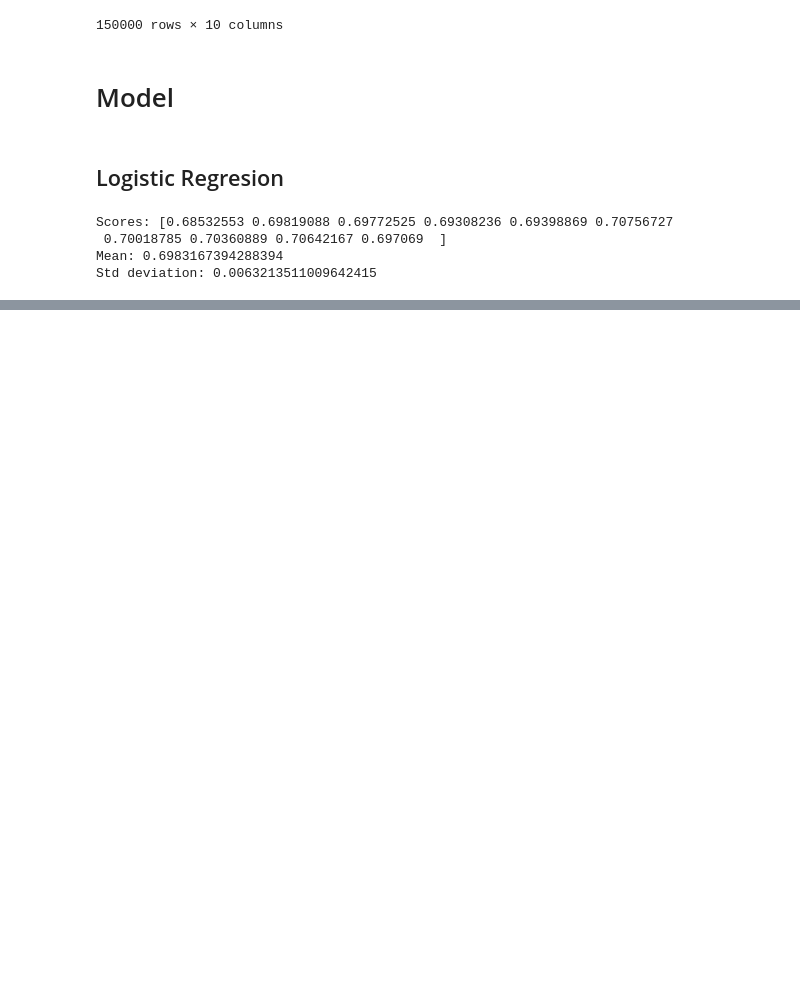
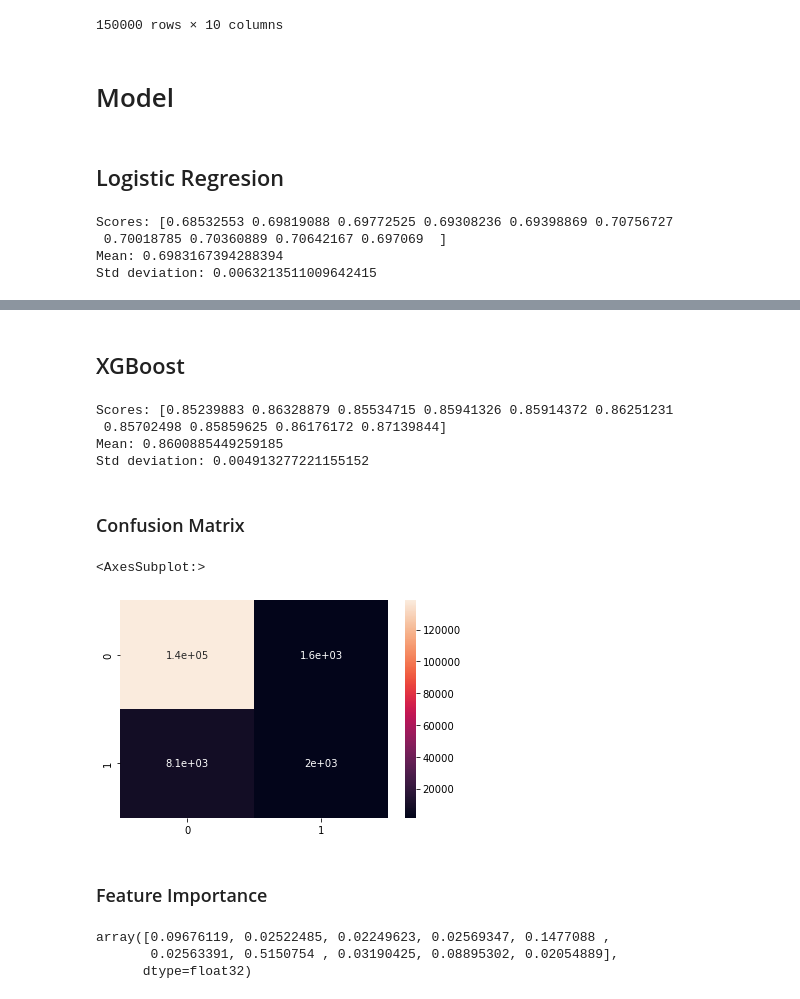
Before and after one commit to glev1/credit-service, a Jupyter notebook: notebooks/Modeling.ipynb, the cells around one changed output, grey strips where cells are left out. Cells and saved outputs as stored; diff of their text form; code cells hidden in the pictures; blank space fills up the shorter version.

```diff
--- a/notebooks/Modeling.ipynb
+++ b/notebooks/Modeling.ipynb
@@ -85,0 +119,32 @@ Std deviation: 0.0063213511009642415
+# %% [markdown]
+## XGBoost
+# %%
+xgb_class = XGBClassifier(use_label_encoder=False, eval_metric='logloss')
+scores_xgb = cross_val_score(xgb_class, df_prepared, df_labels,
+                              scoring='roc_auc', cv = 10)
+# %%
+display_scores(scores_xgb)
+# %% [output]
+Scores: [0.85239883 0.86328879 0.85534715 0.85941326 0.85914372 0.86251231
+ 0.85702498 0.85859625 0.86176172 0.87139844]
+Mean: 0.8600885449259185
+Std deviation: 0.004913277221155152
+# %% [markdown]
+### Confusion Matrix
+# %%
+xgb_predicts = cross_val_predict(xgb_class, df_prepared, df_labels, cv = 3)
+# %%
+conf_mx = confusion_matrix(df_labels, xgb_predicts)
+
+sns.heatmap(conf_mx, annot = True)
+# %% [output]
+<AxesSubplot:>
+[figure, added]
+# %% [markdown]
+### Feature Importance
+# %%
+xgb_class.fit(df_prepared, df_labels)
+# %% [output]
+array([0.09676119, 0.02522485, 0.02249623, 0.02569347, 0.1477088 ,
+       0.02563391, 0.5150754 , 0.03190425, 0.08895302, 0.02054889],
+      dtype=float32)
```
Also changed, not shown: parts of 18 cells of this notebook.
